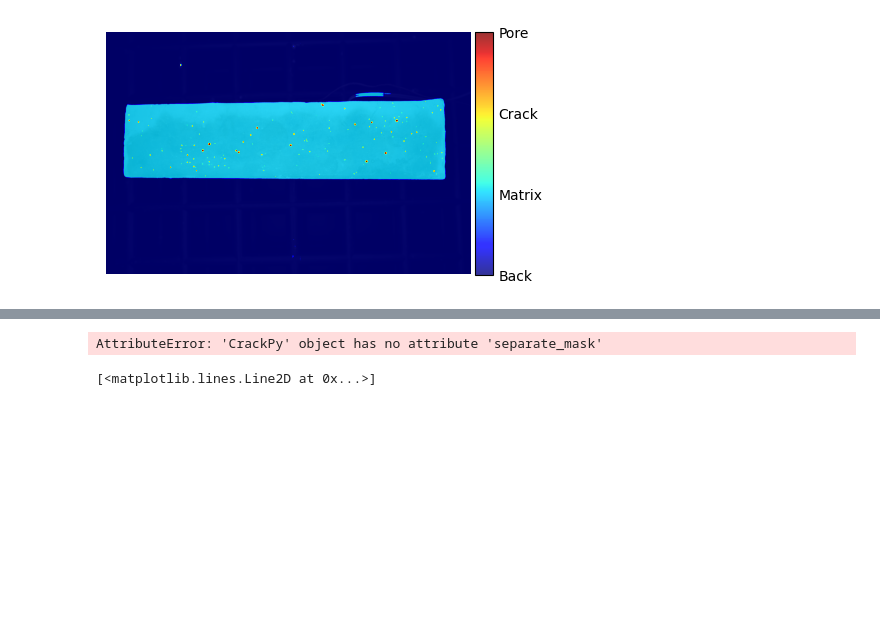
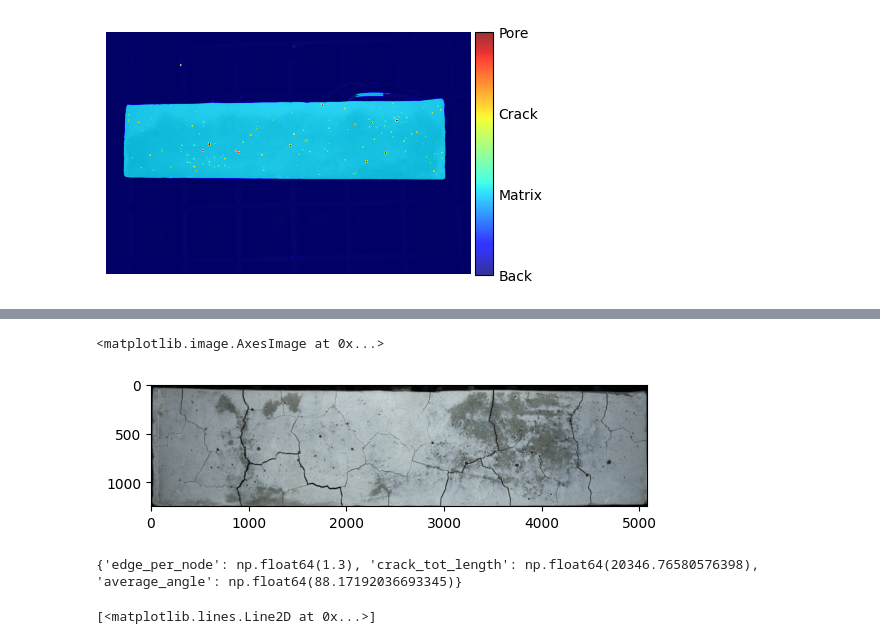
Before and after one commit to Rievil/CrackenPy, a Jupyter notebook: Dev/rosta_demo.ipynb, the cells around one changed output, grey strips where cells are left out. Drawn from its saved outputs; the diff is of its cells as text; code cells hidden in the pictures; blank space fills up the shorter version.

Commit message:
Separated analysis from crackpy

```diff
--- a/Dev/rosta_demo.ipynb
+++ b/Dev/rosta_demo.ipynb
@@ -46,10 +44,16 @@ ca.preview()
 # %%
-spec=ca.get_spec(specid=0,anotate=False)
+spec=ca.get_spec(specid=0,imgindex=0,anotate=False)
 
 import matplotlib.pyplot as plt
 plt.imshow(spec.img)
 # %% [output]
-AttributeError: 'CrackPy' object has no attribute 'separate_mask'
+<matplotlib.image.AxesImage at 0x...>
+[figure, added]
+# %%
+metr=spec.get_metrics()
+print(metr)
+# %% [output]
+{'edge_per_node': np.float64(1.3), 'crack_tot_length': np.float64(20346.76580576398), 'average_angle': np.float64(88.17192036693345)}
 # %%
 import numpy as np
 import cv2
```
Also changed, not shown: parts of 4 cells of this notebook, 4 other files.
